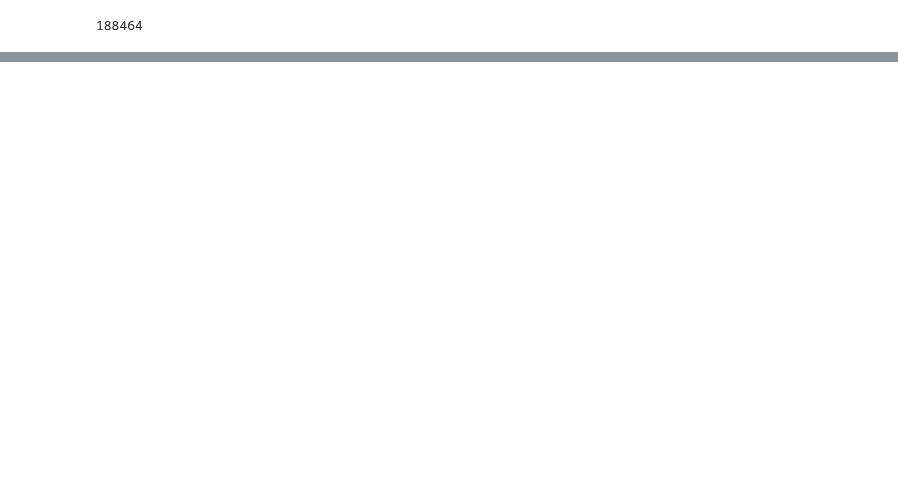
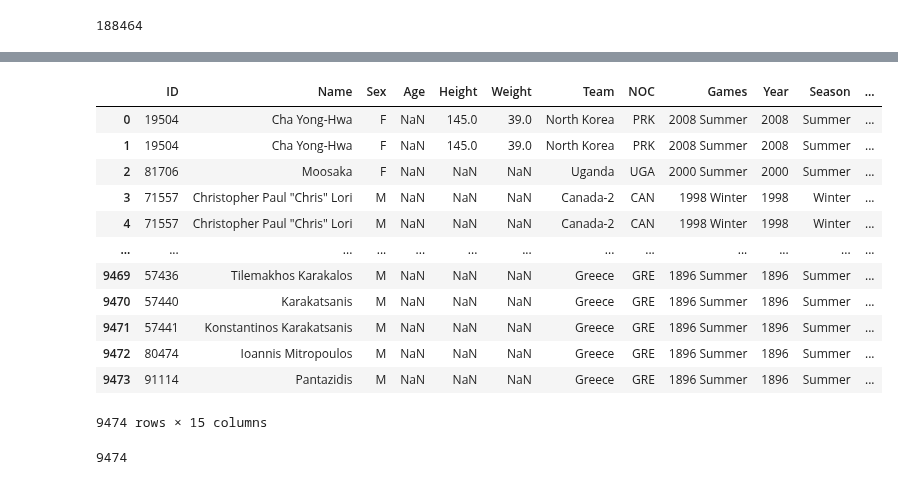
Before and after one commit to Andreas-Svensson/Databehandling-Project, a Jupyter notebook: E0_exploration.ipynb, the cells around one changed output, grey strips where cells are left out. Cells and saved outputs as stored; diff of their text form; code cells hidden in the pictures; blank space fills up the shorter version.

```diff
--- a/E0_exploration.ipynb
+++ b/E0_exploration.ipynb
@@ -742,0 +748,8 @@ df_summer["Medal"].isnull().sum()
+# %%
+import pandas as pd
+import plotly_express as px
+from datetime import datetime
+from dateutil.relativedelta import relativedelta
+
+df_athlete = pd.read_csv("Data/athlete_events.csv", parse_dates = ["Year"])
+df_regions = pd.read_csv("Data/noc_regions.csv")
@@ -742,0 +797,22 @@ df_summer["Medal"].isnull().sum()
+# %%
+df_missing_age = df_athlete[df_athlete["Age"].isna()].sort_values(by = "Year", ascending = False).reset_index(drop = True)
+df_missing_age
+# %% [output]
+|  | ID | Name | Sex | Age | Height | Weight | Team | NOC | Games | Year | Season | ... |
+| 0 | 19504 | Cha Yong-Hwa | F | NaN | 145.0 | 39.0 | North Korea | PRK | 2008 Summer | 2008 | Summer | ... |
+| 1 | 19504 | Cha Yong-Hwa | F | NaN | 145.0 | 39.0 | North Korea | PRK | 2008 Summer | 2008 | Summer | ... |
+| 2 | 81706 | Moosaka | F | NaN | NaN | NaN | Uganda | UGA | 2000 Summer | 2000 | Summer | ... |
+| 3 | 71557 | Christopher Paul "Chris" Lori | M | NaN | NaN | NaN | Canada-2 | CAN | 1998 Winter | 1998 | Winter | ... |
+| 4 | 71557 | Christopher Paul "Chris" Lori | M | NaN | NaN | NaN | Canada-2 | CAN | 1998 Winter | 1998 | Winter | ... |
+| ... | ... | ... | ... | ... | ... | ... | ... | ... | ... | ... | ... | ... |
+| 9469 | 57436 | Tilemakhos Karakalos | M | NaN | NaN | NaN | Greece | GRE | 1896 Summer | 1896 | Summer | ... |
+| 9470 | 57440 | Karakatsanis | M | NaN | NaN | NaN | Greece | GRE | 1896 Summer | 1896 | Summer | ... |
+| 9471 | 57441 | Konstantinos Karakatsanis | M | NaN | NaN | NaN | Greece | GRE | 1896 Summer | 1896 | Summer | ... |
+| 9472 | 80474 | Ioannis Mitropoulos | M | NaN | NaN | NaN | Greece | GRE | 1896 Summer | 1896 | Summer | ... |
+| 9473 | 91114 | Pantazidis | M | NaN | NaN | NaN | Greece | GRE | 1896 Summer | 1896 | Summer | ... |
+9474 rows × 15 columns
+# %%
+# control calculation to see that we got all missing values in above dataframe
+len(df_athlete) - len(df_athlete["Age"].dropna()) # subtracting non-nulls from all values we get the amount of nulls, which is correctly 9474
+# %% [output]
+9474
```
Also changed, not shown: parts of 31 cells of this notebook.
